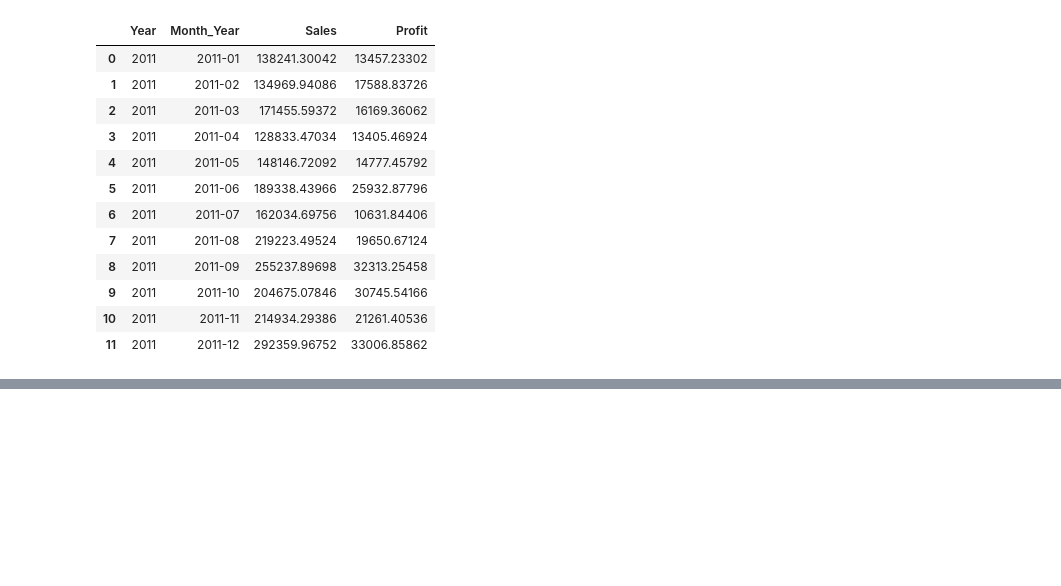
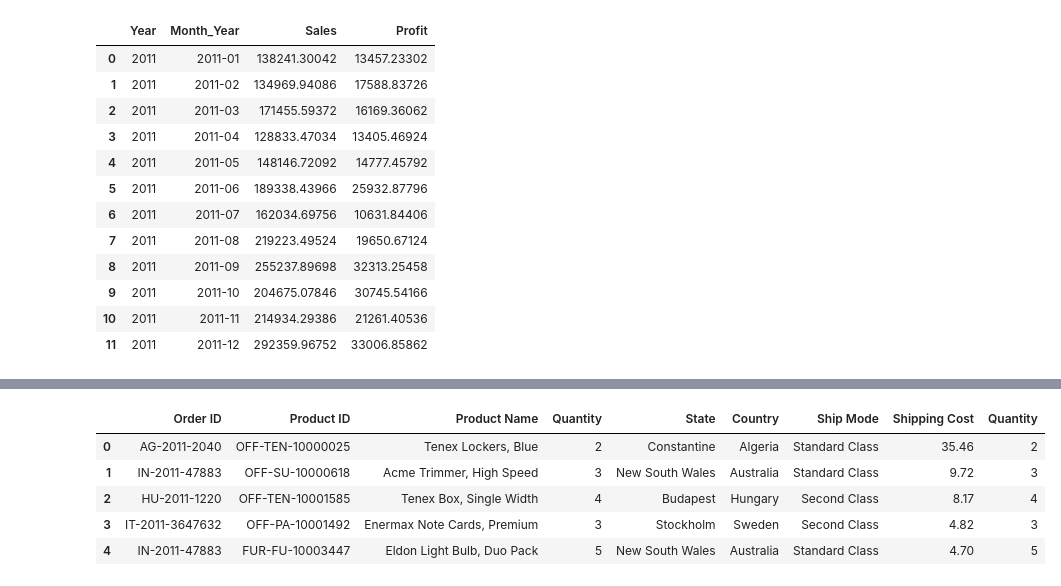
Before and after one commit to rubadhanaraj/Final_project, a Jupyter notebook: superstore_analysis.ipynb, the cells around one changed output, grey strips where cells are left out. Cells and saved outputs as stored; diff of their text form; code cells hidden in the pictures; blank space fills up the shorter version.

```diff
--- a/superstore_analysis.ipynb
+++ b/superstore_analysis.ipynb
@@ -257,0 +289,10 @@ sales_2011
+# %%
+global_shipping_df = cleaned_superstore_df[["Order ID", "Product ID", "Product Name", "Quantity","State","Country","Ship Mode", "Shipping Cost", "Quantity"]]
+global_shipping_df.head()
+# %% [output]
+|  | Order ID | Product ID | Product Name | Quantity | State | Country | Ship Mode | Shipping Cost | Quantity |
+| 0 | AG-2011-2040 | OFF-TEN-10000025 | Tenex Lockers, Blue | 2 | Constantine | Algeria | Standard Class | 35.46 | 2 |
+| 1 | IN-2011-47883 | OFF-SU-10000618 | Acme Trimmer, High Speed | 3 | New South Wales | Australia | Standard Class | 9.72 | 3 |
+| 2 | HU-2011-1220 | OFF-TEN-10001585 | Tenex Box, Single Width | 4 | Budapest | Hungary | Second Class | 8.17 | 4 |
+| 3 | IT-2011-3647632 | OFF-PA-10001492 | Enermax Note Cards, Premium | 3 | Stockholm | Sweden | Second Class | 4.82 | 3 |
+| 4 | IN-2011-47883 | FUR-FU-10003447 | Eldon Light Bulb, Duo Pack | 5 | New South Wales | Australia | Standard Class | 4.70 | 5 |
```
Also changed, not shown: parts of 12 cells of this notebook.
